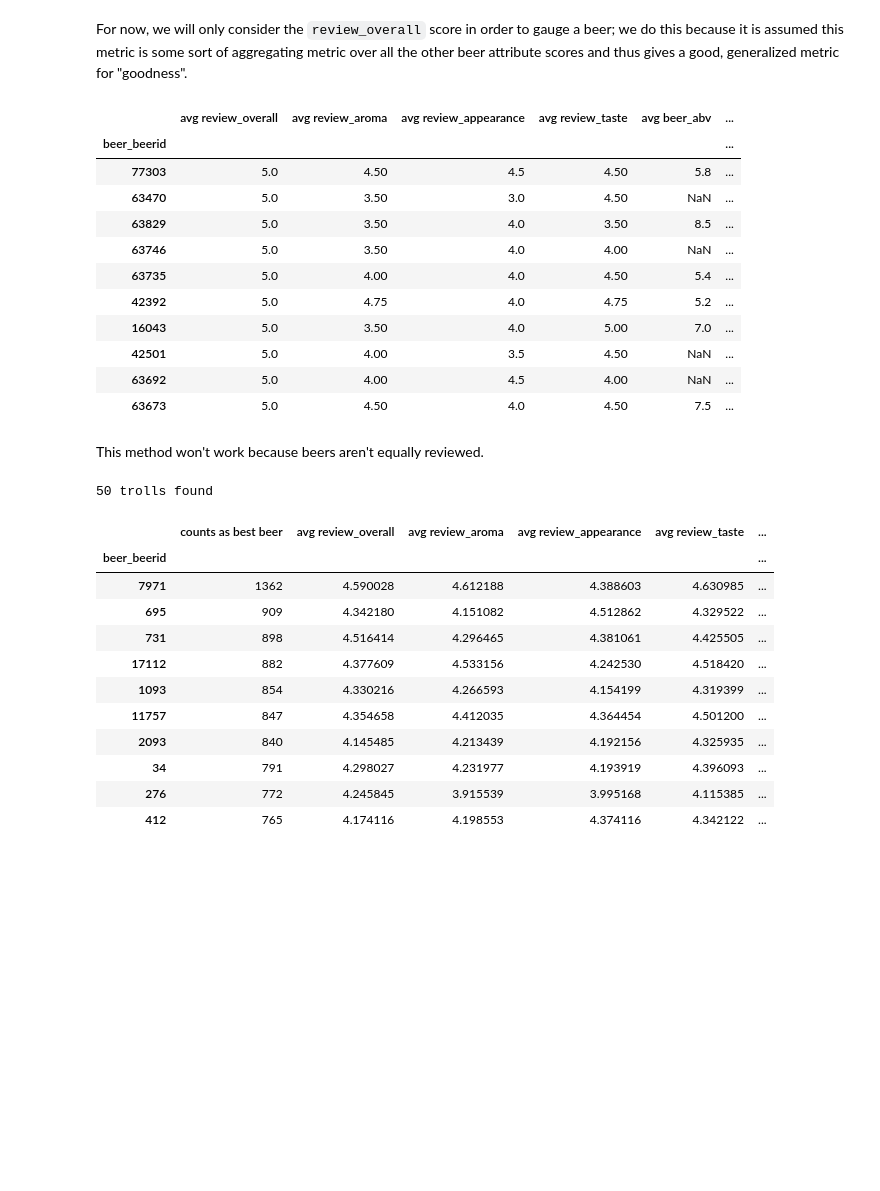
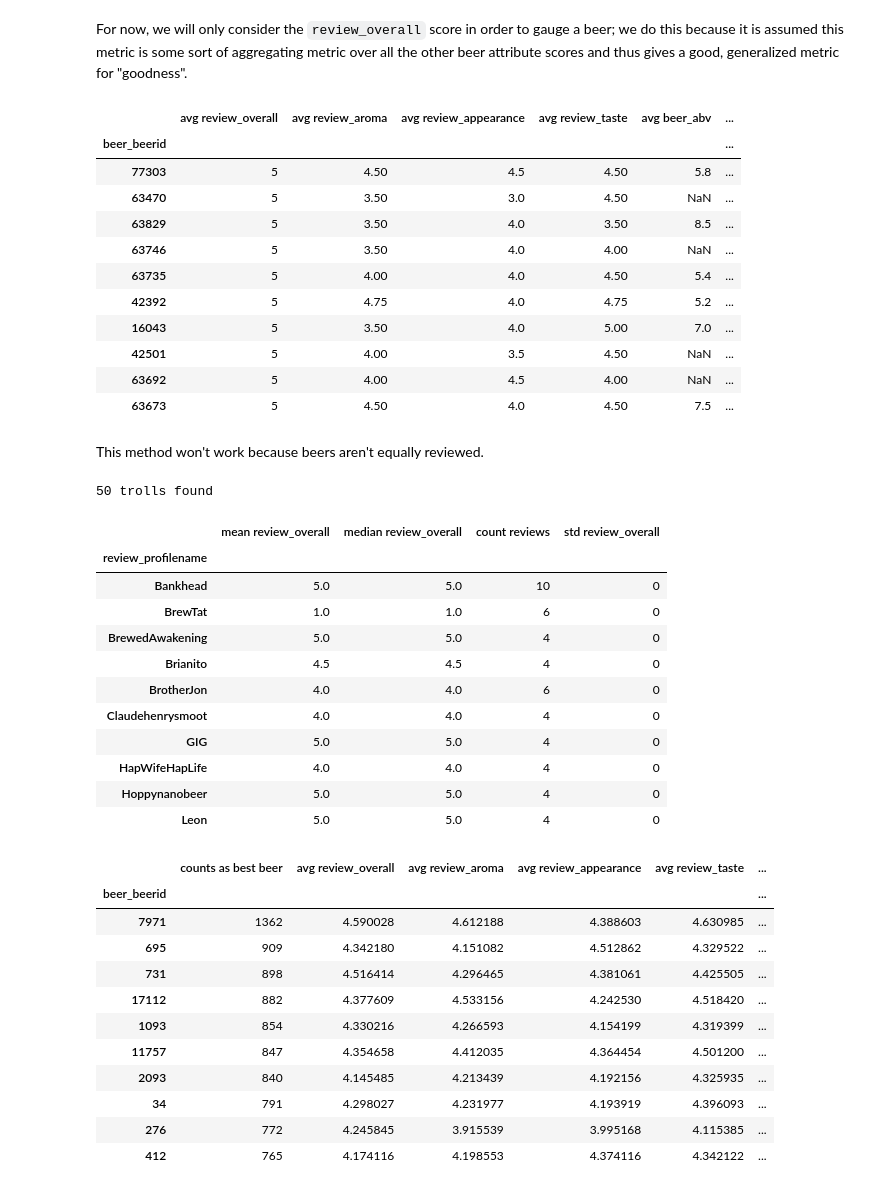
Before and after one commit to ConstantinoSchillebeeckx/CiBO, a Jupyter notebook: notebooks/explore/3.0_recommend_3_beers.ipynb, the cells around one changed output. Cells and saved outputs as stored; diff of their text form; code cells hidden in the pictures; blank space fills up the shorter version.

```diff
--- a/notebooks/explore/3.0_recommend_3_beers.ipynb
+++ b/notebooks/explore/3.0_recommend_3_beers.ipynb
@@ -111,36 +110,52 @@ perfect.columns = ['counts with top score']
 
 avg_scores = avg_scores.merge(counts, left_index=True, right_index=True)
 avg_scores = avg_scores.merge(perfect, left_index=True, right_index=True)
+avg_scores = avg_scores.merge(beer_dat[['brewery_name','beer_style','beer_name']], left_index=True, right_index=True)
 
 avg_scores.sort_values('avg review_overall', ascending=False).head(10)
 # %% [output]
 |  | avg review_overall | avg review_aroma | avg review_appearance | avg review_taste | avg beer_abv | ... |
 | beer_beerid |  |  |  |  |  | ... |
-| 77303 | 5.0 | 4.50 | 4.5 | 4.50 | 5.8 | ... |
-| 63470 | 5.0 | 3.50 | 3.0 | 4.50 | NaN | ... |
-| 63829 | 5.0 | 3.50 | 4.0 | 3.50 | 8.5 | ... |
-| 63746 | 5.0 | 3.50 | 4.0 | 4.00 | NaN | ... |
-| 63735 | 5.0 | 4.00 | 4.0 | 4.50 | 5.4 | ... |
-| 42392 | 5.0 | 4.75 | 4.0 | 4.75 | 5.2 | ... |
-| 16043 | 5.0 | 3.50 | 4.0 | 5.00 | 7.0 | ... |
-| 42501 | 5.0 | 4.00 | 3.5 | 4.50 | NaN | ... |
-| 63692 | 5.0 | 4.00 | 4.5 | 4.00 | NaN | ... |
-| 63673 | 5.0 | 4.50 | 4.0 | 4.50 | 7.5 | ... |
+| 77303 | 5 | 4.50 | 4.5 | 4.50 | 5.8 | ... |
+| 63470 | 5 | 3.50 | 3.0 | 4.50 | NaN | ... |
+| 63829 | 5 | 3.50 | 4.0 | 3.50 | 8.5 | ... |
+| 63746 | 5 | 3.50 | 4.0 | 4.00 | NaN | ... |
+| 63735 | 5 | 4.00 | 4.0 | 4.50 | 5.4 | ... |
+| 42392 | 5 | 4.75 | 4.0 | 4.75 | 5.2 | ... |
+| 16043 | 5 | 3.50 | 4.0 | 5.00 | 7.0 | ... |
+| 42501 | 5 | 4.00 | 3.5 | 4.50 | NaN | ... |
+| 63692 | 5 | 4.00 | 4.5 | 4.00 | NaN | ... |
+| 63673 | 5 | 4.50 | 4.0 | 4.50 | 7.5 | ... |
 # %% [markdown]
 This method won't work because beers aren't equally reviewed.
 # %%
 # check whether any reviewers are trolls (e.g. always scoring the same thing)
 reviewer_scores = dat.groupby('review_profilename').agg(['mean','median','count','std'])[['review_overall']]
 reviewer_scores.columns = ['mean review_overall','median review_overall', 'count reviews', 'std review_overall']
 
+# DANGER: magic numbers
 min_reviews_troll = 3 # a reviewer must have had more than this many reviews in order to be considered a troll
 min_std_troll = 0 # reviewers with a std(review_overall) greater than this value are considered NOT trolls
 trolls = reviewer_scores[(reviewer_scores['count reviews'] > min_reviews_troll) & (reviewer_scores['std review_overall']<=min_std_troll)]
 
 trolls.to_csv('../../data/interim/trolls.csv') # write to file for later use
 
 print '%s trolls found' %trolls.shape[0]
+
+trolls.head(10)
 # %% [output]
 50 trolls found
+|  | mean review_overall | median review_overall | count reviews | std review_overall |
+| review_profilename |  |  |  |  |
+| Bankhead | 5.0 | 5.0 | 10 | 0 |
+| BrewTat | 1.0 | 1.0 | 6 | 0 |
+| BrewedAwakening | 5.0 | 5.0 | 4 | 0 |
+| Brianito | 4.5 | 4.5 | 4 | 0 |
+| BrotherJon | 4.0 | 4.0 | 6 | 0 |
+| Claudehenrysmoot | 4.0 | 4.0 | 4 | 0 |
+| GIG | 5.0 | 5.0 | 4 | 0 |
+| HapWifeHapLife | 4.0 | 4.0 | 4 | 0 |
+| Hoppynanobeer | 5.0 | 5.0 | 4 | 0 |
+| Leon | 5.0 | 5.0 | 4 | 0 |
 # %%
 # get the top n beers for each reviewer
```
Also changed, not shown: parts of 5 cells of this notebook, 3 other files.
